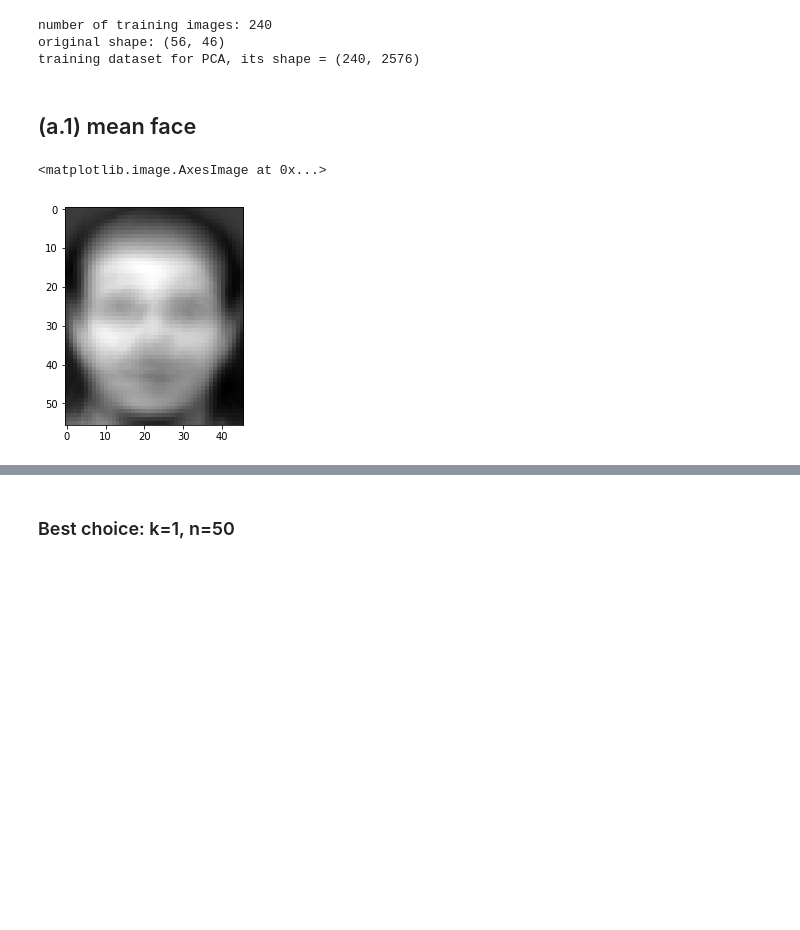
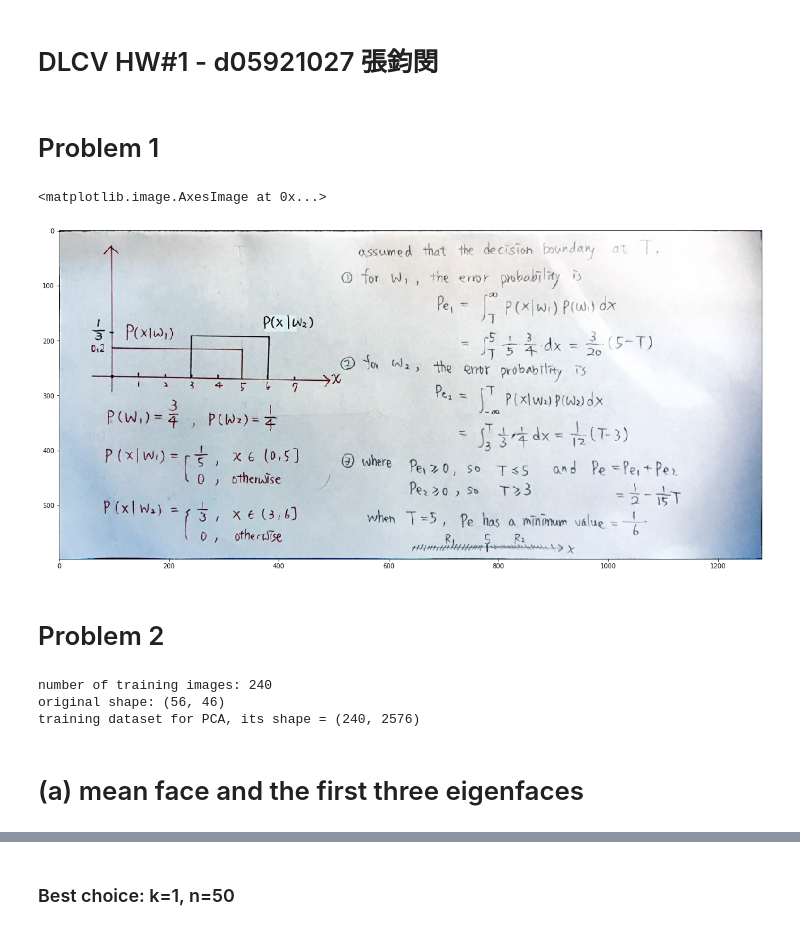
Before and after one commit to twcmchang/DLCV2018SPRING, a Jupyter notebook: hw1/hw1_d05921027.ipynb, the cells around one changed output, grey strips where cells are left out. Saved outputs shown, nothing was run; the diff lists cells and outputs as text; code cells hidden in the pictures; blank space fills up the shorter version.

```diff
--- a/hw1/hw1_d05921027.ipynb
+++ b/hw1/hw1_d05921027.ipynb
@@ -1,2 +1,19 @@
+# %% [markdown]
+# DLCV HW\#1 - d05921027 張鈞閔
+# %% [markdown]
+# Problem 1
+# %%
+import cv2
+import matplotlib.pyplot as plt
+%matplotlib inline
+
+prob1 = cv2.imread("prob1.jpg", 1)
+plt.figure(figsize=(20,20))
+plt.imshow(prob1)
+# %% [output]
+<matplotlib.image.AxesImage at 0x...>
+[figure, added]
+# %% [markdown]
+# Problem 2
 # %%
 import os
@@ -37,11 +51,4 @@ number of training images: 240
 original shape: (56, 46)
 training dataset for PCA, its shape = (240, 2576)
 # %% [markdown]
-## (a.1) mean face
+# (a) mean face and the first three eigenfaces
-# %%
-mean_face = np.mean(xtrain,axis=0)
-mean_face = np.reshape(mean_face,newshape=original_shape)
-plt.imshow(mean_face, cmap='gray')
-# %% [output]
-<matplotlib.image.AxesImage at 0x...>
-[figure, removed]
```
Also changed, not shown: parts of 16 cells of this notebook.
